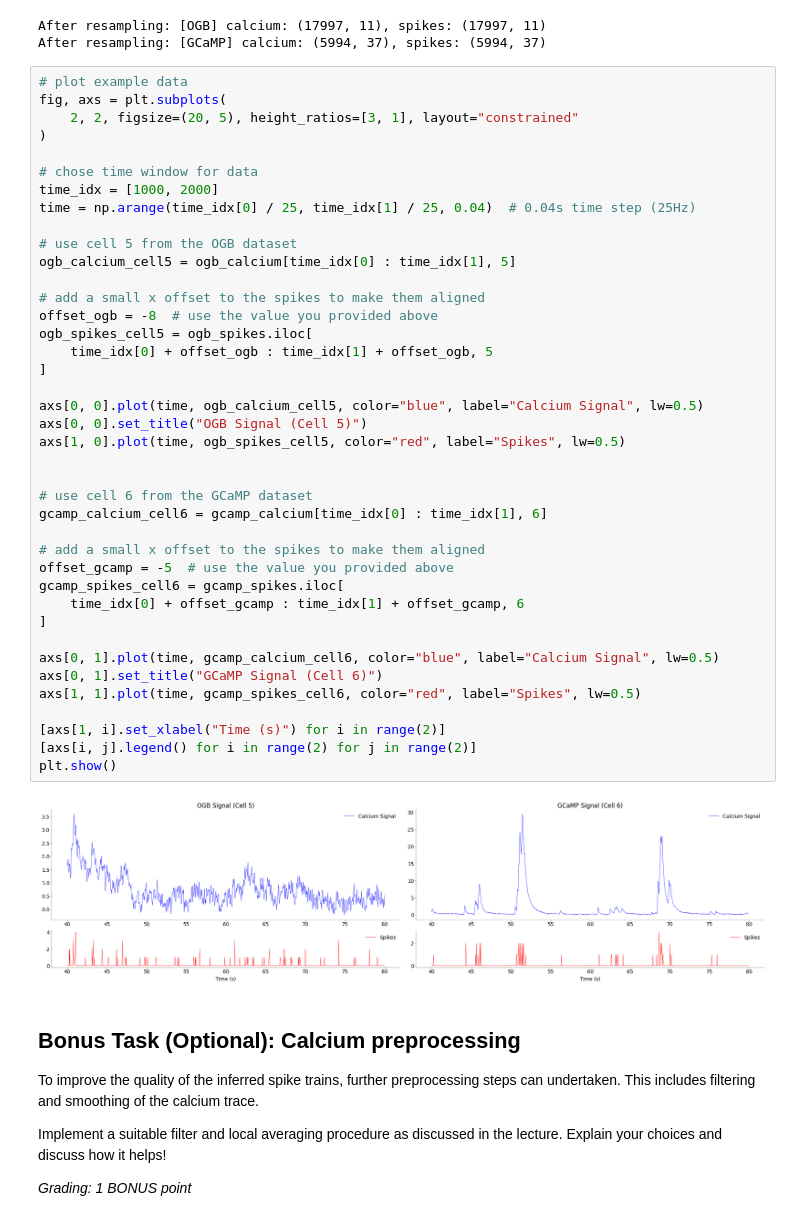
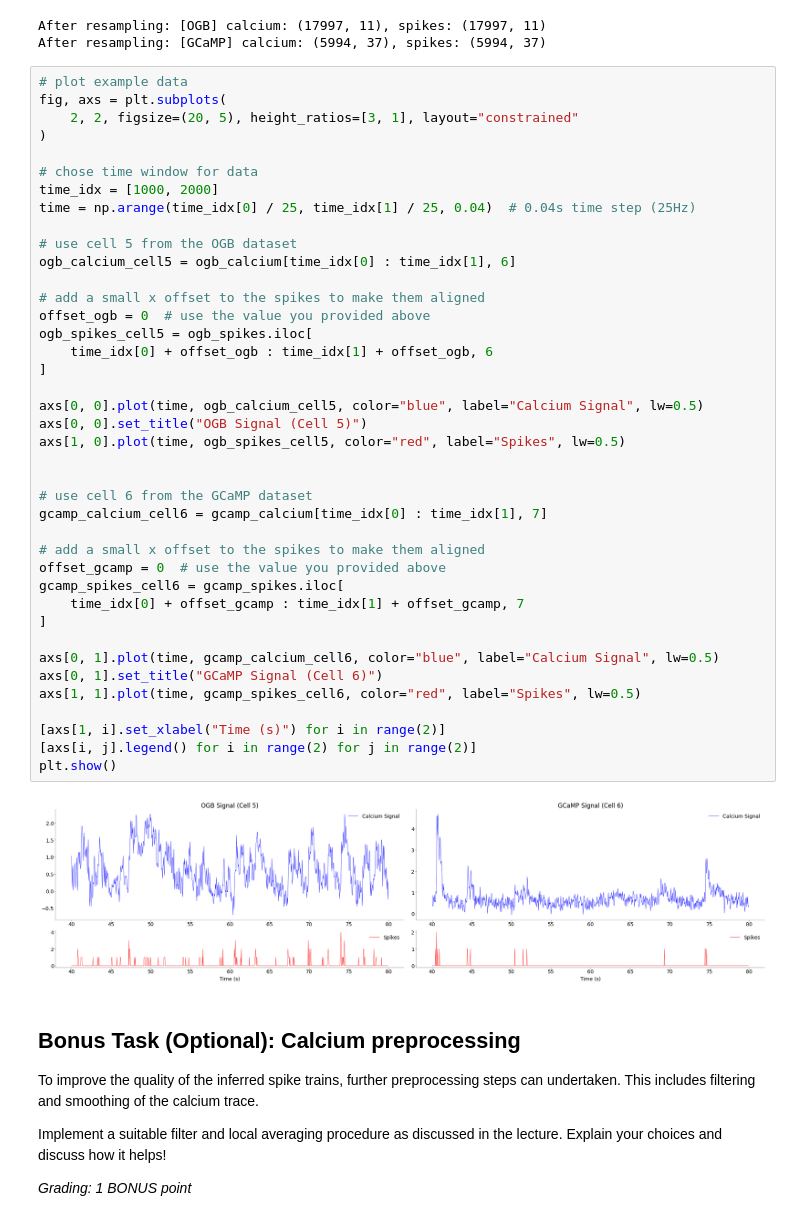
Before and after one commit to JuliusGrote/NDS_2025, a Jupyter notebook: notebooks/CodingLab3.ipynb, the cells around one changed output. Drawn from its saved outputs; the diff is of its cells as text.

```diff
--- a/notebooks/CodingLab3.ipynb
+++ b/notebooks/CodingLab3.ipynb
@@ -122,40 +133,40 @@ fig, axs = plt.subplots(
 
 # chose time window for data
 time_idx = [1000, 2000]
 time = np.arange(time_idx[0] / 25, time_idx[1] / 25, 0.04)  # 0.04s time step (25Hz)
 
 # use cell 5 from the OGB dataset
-ogb_calcium_cell5 = ogb_calcium[time_idx[0] : time_idx[1], 5]
+ogb_calcium_cell5 = ogb_calcium[time_idx[0] : time_idx[1], 6]
 
 # add a small x offset to the spikes to make them aligned
-offset_ogb = -8  # use the value you provided above
+offset_ogb = 0  # use the value you provided above
 ogb_spikes_cell5 = ogb_spikes.iloc[
-    time_idx[0] + offset_ogb : time_idx[1] + offset_ogb, 5
+    time_idx[0] + offset_ogb : time_idx[1] + offset_ogb, 6
 ]
 
 axs[0, 0].plot(time, ogb_calcium_cell5, color="blue", label="Calcium Signal", lw=0.5)
 axs[0, 0].set_title("OGB Signal (Cell 5)")
 axs[1, 0].plot(time, ogb_spikes_cell5, color="red", label="Spikes", lw=0.5)
 
 
 # use cell 6 from the GCaMP dataset
-gcamp_calcium_cell6 = gcamp_calcium[time_idx[0] : time_idx[1], 6]
+gcamp_calcium_cell6 = gcamp_calcium[time_idx[0] : time_idx[1], 7]
 
 # add a small x offset to the spikes to make them aligned
-offset_gcamp = -5  # use the value you provided above
+offset_gcamp = 0  # use the value you provided above
 gcamp_spikes_cell6 = gcamp_spikes.iloc[
-    time_idx[0] + offset_gcamp : time_idx[1] + offset_gcamp, 6
+    time_idx[0] + offset_gcamp : time_idx[1] + offset_gcamp, 7
 ]
 
 axs[0, 1].plot(time, gcamp_calcium_cell6, color="blue", label="Calcium Signal", lw=0.5)
 axs[0, 1].set_title("GCaMP Signal (Cell 6)")
 axs[1, 1].plot(time, gcamp_spikes_cell6, color="red", label="Spikes", lw=0.5)
 
 [axs[1, i].set_xlabel("Time (s)") for i in range(2)]
 [axs[i, j].legend() for i in range(2) for j in range(2)]
 plt.show()
 # %% [output]
-[figure, old version]
+[figure, new version]
 # %% [markdown]
 ## Bonus Task (Optional): Calcium preprocessing
 
```
Also changed, not shown: parts of 5 cells of this notebook.
